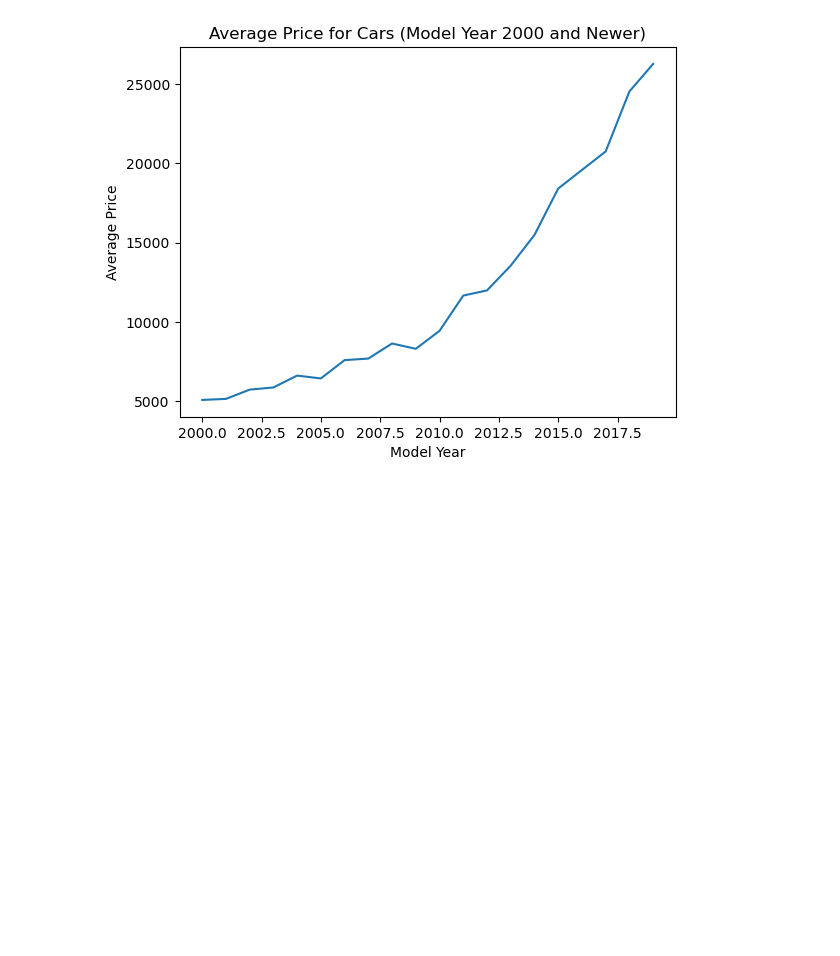
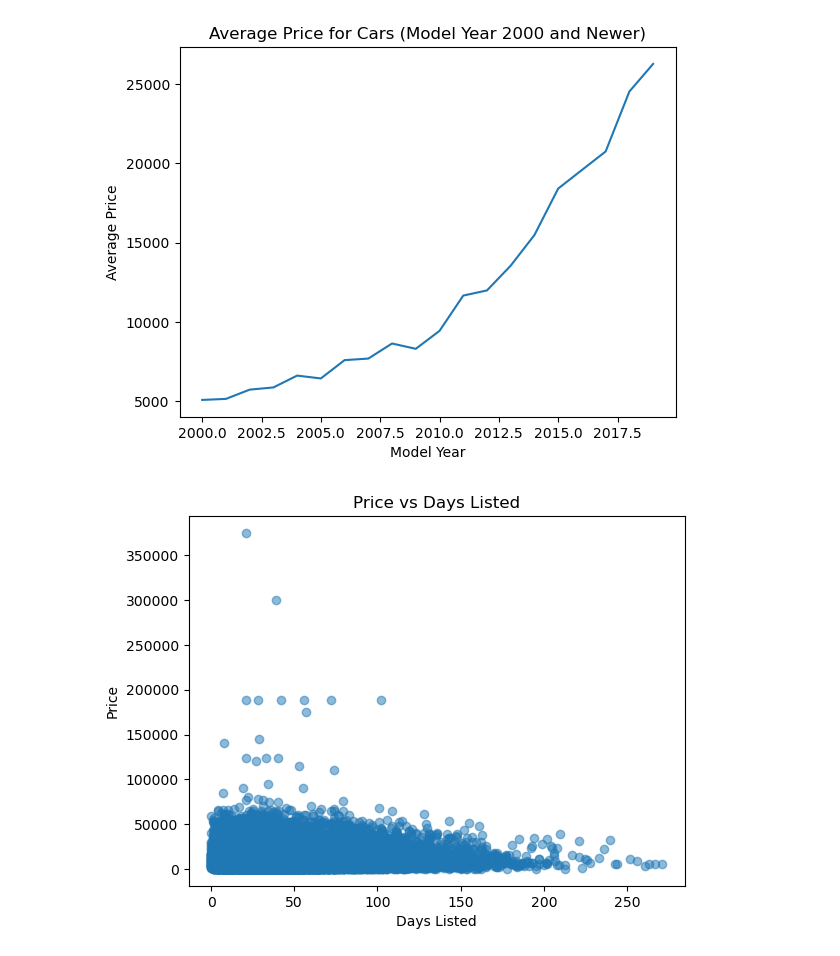
Before and after one commit to Cdisi1999/Sprint4Proj, a Jupyter notebook: notebooks/EDA.ipynb, the cells around one changed output. Drawn from its saved outputs; the diff is of its cells as text; code cells hidden in the pictures; blank space fills up the shorter version.

```diff
--- a/notebooks/EDA.ipynb
+++ b/notebooks/EDA.ipynb
@@ -113,13 +113,19 @@ How I will go about this:
 # %%
 df.drop(columns=['is_4wd'], inplace=True)
 
+df['model_year'].fillna(df['model_year'].median(), inplace=True)
+
 df['paint_color'].fillna('Unknown', inplace=True)
+
+df['odometer'] = df.groupby('model_year')['odometer'].transform(
+    lambda x: x.fillna(x.median())
+    )
 
 df['odometer'].fillna(df['odometer'].median(), inplace=True)
 
-df['cylinders'].fillna(df['cylinders'].mode()[0], inplace=True)
+df['cylinders'] = df.groupby('type')['cylinders'].transform(
+    lambda x: x.fillna(x.mode()[0] if not x.mode().empty else None))
 
-df['model_year'].fillna(df['model_year'].median(), inplace=True)
 
 print(df.isnull().sum())
 # %% [output]
@@ -218,3 +225,11 @@ plt.ylabel('Average Price')
 plt.show()
 # %% [output]
 [figure]
+# %%
+plt.scatter(df['days_listed'], df['price'], alpha=0.5)
+plt.title('Price vs Days Listed')
+plt.xlabel('Days Listed')
+plt.ylabel('Price')
+plt.show()
+# %% [output]
+[figure, added]
```
Also changed, not shown: parts of 4 cells of this notebook.
